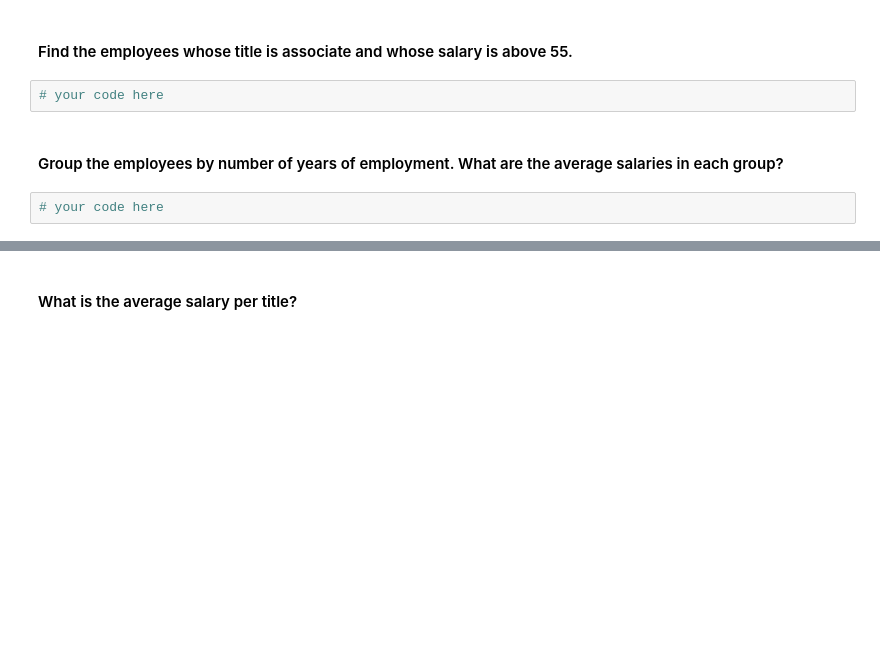
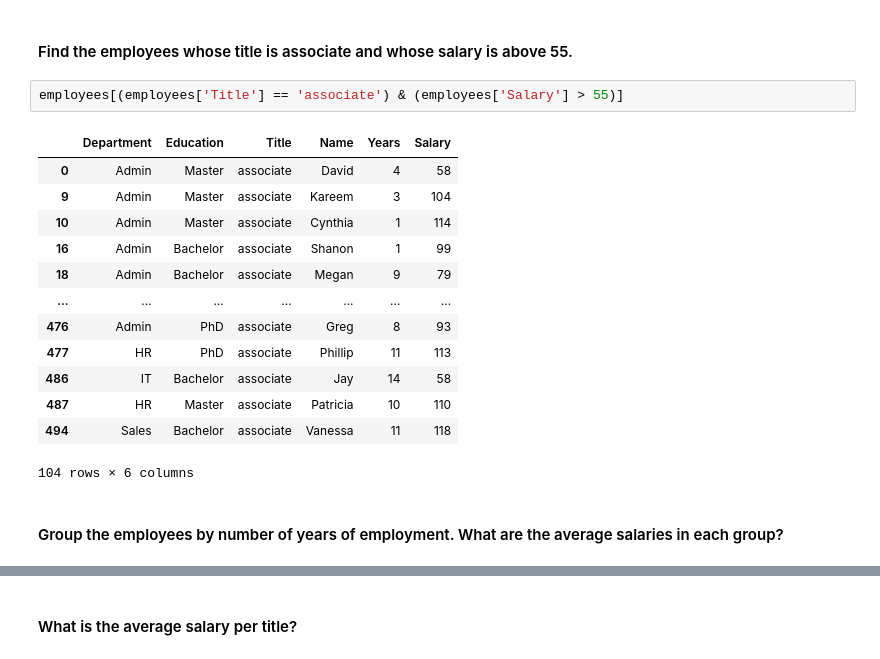
Before and after one commit to ironhack-datalabs/dataV2-labs, a Jupyter notebook: module-2/Subsetting-Descriptive-Stats/your-code/main.ipynb, the cells around one changed output, grey strips where cells are left out. Saved outputs shown, nothing was run; the diff lists cells and outputs as text; blank space fills up the shorter version.

```diff
--- a/module-2/Subsetting-Descriptive-Stats/your-code/main.ipynb
+++ b/module-2/Subsetting-Descriptive-Stats/your-code/main.ipynb
@@ -110,8 +173,20 @@ your comments here
 # %% [markdown]
 #### Find the employees whose title is associate and whose salary is above 55.
-# %%
-# your code here
+# %%
+employees[(employees['Title'] == 'associate') & (employees['Salary'] > 55)]
+# %% [output]
+|  | Department | Education | Title | Name | Years | Salary |
+| 0 | Admin | Master | associate | David | 4 | 58 |
+| 9 | Admin | Master | associate | Kareem | 3 | 104 |
+| 10 | Admin | Master | associate | Cynthia | 1 | 114 |
+| 16 | Admin | Bachelor | associate | Shanon | 1 | 99 |
+| 18 | Admin | Bachelor | associate | Megan | 9 | 79 |
+| ... | ... | ... | ... | ... | ... | ... |
+| 476 | Admin | PhD | associate | Greg | 8 | 93 |
+| 477 | HR | PhD | associate | Phillip | 11 | 113 |
+| 486 | IT | Bachelor | associate | Jay | 14 | 58 |
+| 487 | HR | Master | associate | Patricia | 10 | 110 |
+| 494 | Sales | Bachelor | associate | Vanessa | 11 | 118 |
+104 rows × 6 columns
 # %% [markdown]
 #### Group the employees by number of years of employment. What are the average salaries in each group?
-# %%
-# your code here
```
Also changed, not shown: parts of 33 cells of this notebook.
